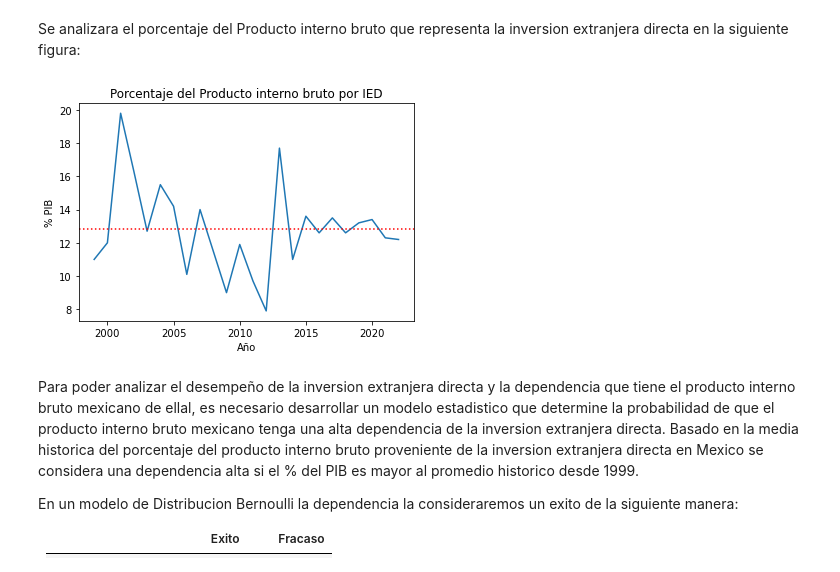
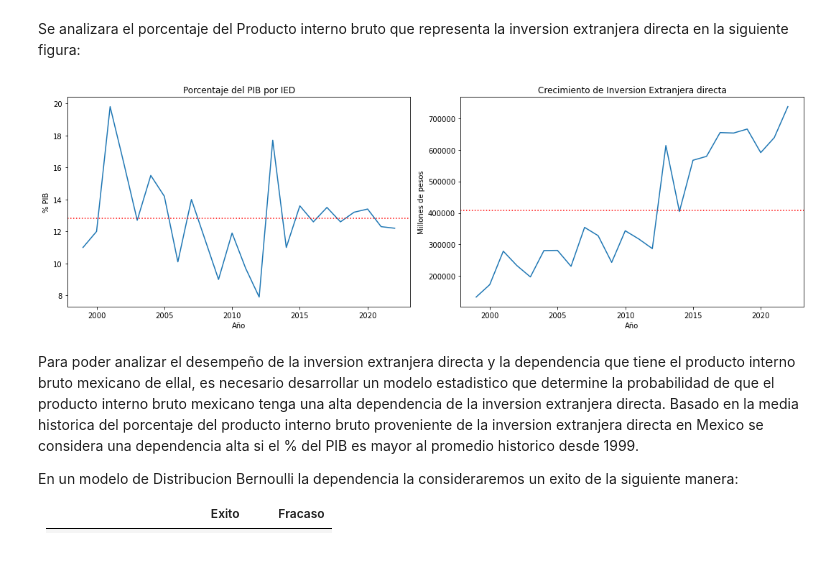
Before and after one commit to OctavioPB/Data-Analyst-Projects, a Jupyter notebook: InversionExtranjeraDirecta2023/Inversion Extranjera Directa en Mexico 2023.ipynb, the cells around one changed output. Saved outputs shown, nothing was run; the diff lists cells and outputs as text; code cells hidden in the pictures.

```diff
--- a/InversionExtranjeraDirecta2023/Inversion Extranjera Directa en Mexico 2023.ipynb
+++ b/InversionExtranjeraDirecta2023/Inversion Extranjera Directa en Mexico 2023.ipynb
@@ -167,9 +168,26 @@ dtype: float64
 # %% [markdown]
 Se analizara el porcentaje del Producto interno bruto que representa la inversion extranjera directa en la siguiente figura:
 # %%
-graficar("Porcentaje del Producto interno bruto por IED", "Año", "% PIB", IED_PIB['Año'], IED_PIB['Porcentaje'] )
+plt.figure(facecolor='white', figsize=(15, 5))
+
+plt.subplot(1, 2, 1)
+plt.title("Porcentaje del PIB por IED")
+plt.xlabel("Año")
+plt.ylabel("% PIB")
+plt.plot(IED_PIB['Año'], IED_PIB['Porcentaje'])
+plt.axhline(y = IED_PIB['Porcentaje'].mean(), linestyle = 'dotted', color = 'red') # Linea de promedio
+
+plt.subplot(1, 2, 2)
+plt.title("Crecimiento de Inversion Extranjera directa")
+plt.xlabel("Año")
+plt.ylabel("Millones de pesos")
+plt.plot(IED_PIB['Año'], IED_PIB['IED'])
+plt.axhline(y = IED_PIB['IED'].mean(), linestyle = 'dotted', color = 'red') # Linea de promedio
+
+plt.tight_layout()
+plt.show()
 # %% [output]
-[figure, old version]
+[figure, new version]
 # %% [markdown]
 Para poder analizar el desempeño de la inversion extranjera directa y la dependencia que tiene el producto interno bruto mexicano de ellal, es necesario desarrollar un modelo estadistico que determine la probabilidad de que el producto interno bruto mexicano tenga una alta dependencia de la inversion extranjera directa. Basado en la media historica del porcentaje del producto interno bruto proveniente de la inversion extranjera directa en Mexico se considera una dependencia alta si el % del PIB es mayor al promedio historico desde 1999.
 
```
Also changed, not shown: parts of 4 cells of this notebook.
